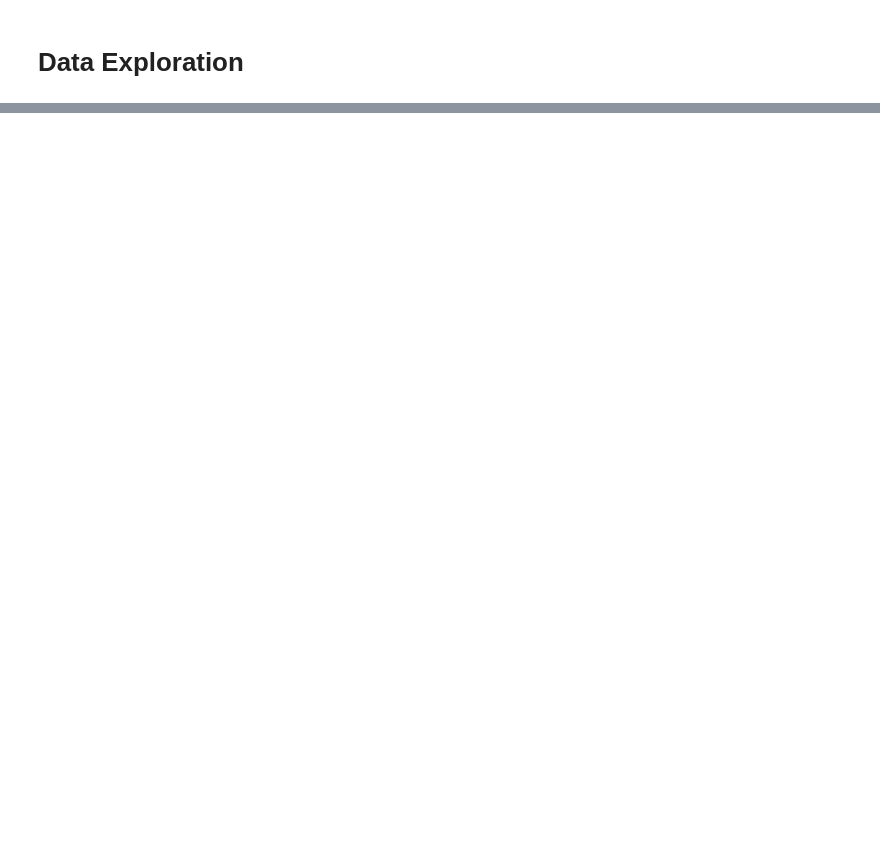
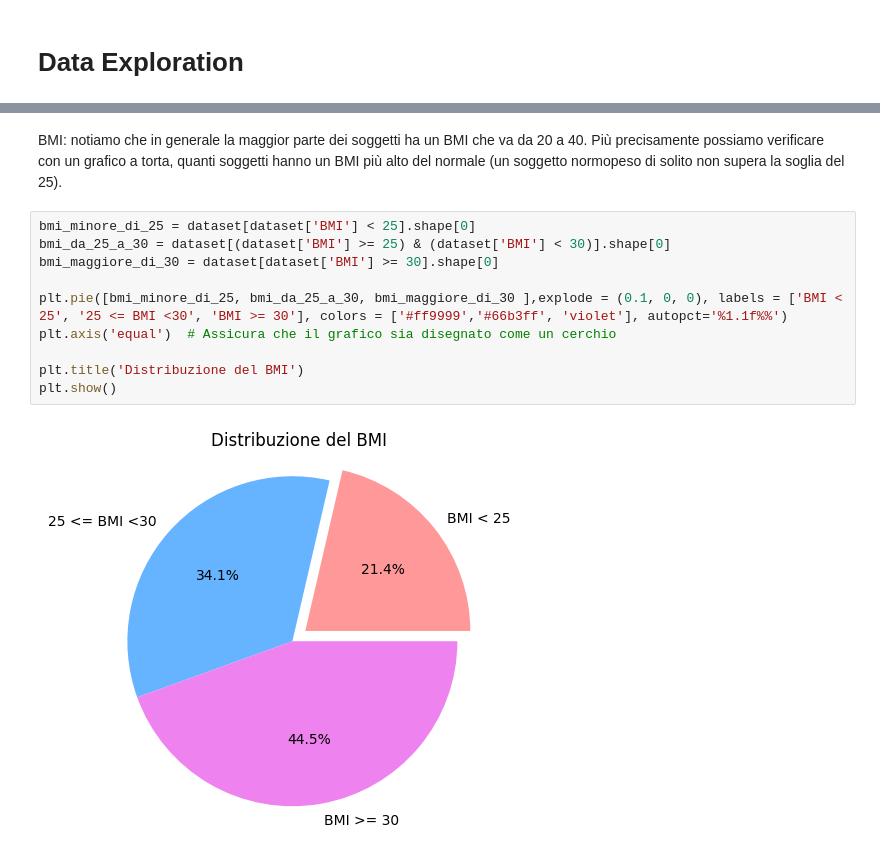
Before and after one commit to Aleversari15/ProgettoDataIntensive2024, a Jupyter notebook: diabetesHealth.ipynb, the cells around one changed output, grey strips where cells are left out. Saved outputs shown, nothing was run; the diff lists cells and outputs as text; blank space fills up the shorter version.

```diff
--- a/diabetesHealth.ipynb
+++ b/diabetesHealth.ipynb
@@ -44,0 +208,14 @@ dataset.head()
+# %% [markdown]
+BMI: notiamo che in generale la maggior parte dei soggetti ha un BMI che va da 20 a 40. Più precisamente possiamo verificare con un grafico a torta, quanti soggetti hanno un BMI più alto del normale (un soggetto normopeso di solito non supera la soglia del 25).
+# %%
+bmi_minore_di_25 = dataset[dataset['BMI'] < 25].shape[0]
+bmi_da_25_a_30 = dataset[(dataset['BMI'] >= 25) & (dataset['BMI'] < 30)].shape[0]
+bmi_maggiore_di_30 = dataset[dataset['BMI'] >= 30].shape[0]
+
+plt.pie([bmi_minore_di_25, bmi_da_25_a_30, bmi_maggiore_di_30 ],explode = (0.1, 0, 0), labels = ['BMI < 25', '25 <= BMI <30', 'BMI >= 30'], colors = ['#ff9999','#66b3ff', 'violet'], autopct='%1.1f%%')
+plt.axis('equal')  # Assicura che il grafico sia disegnato come un cerchio
+
+plt.title('Distribuzione del BMI')
+plt.show()
+# %% [output]
+[figure, added]
```
Also changed, not shown: parts of 25 cells of this notebook.
